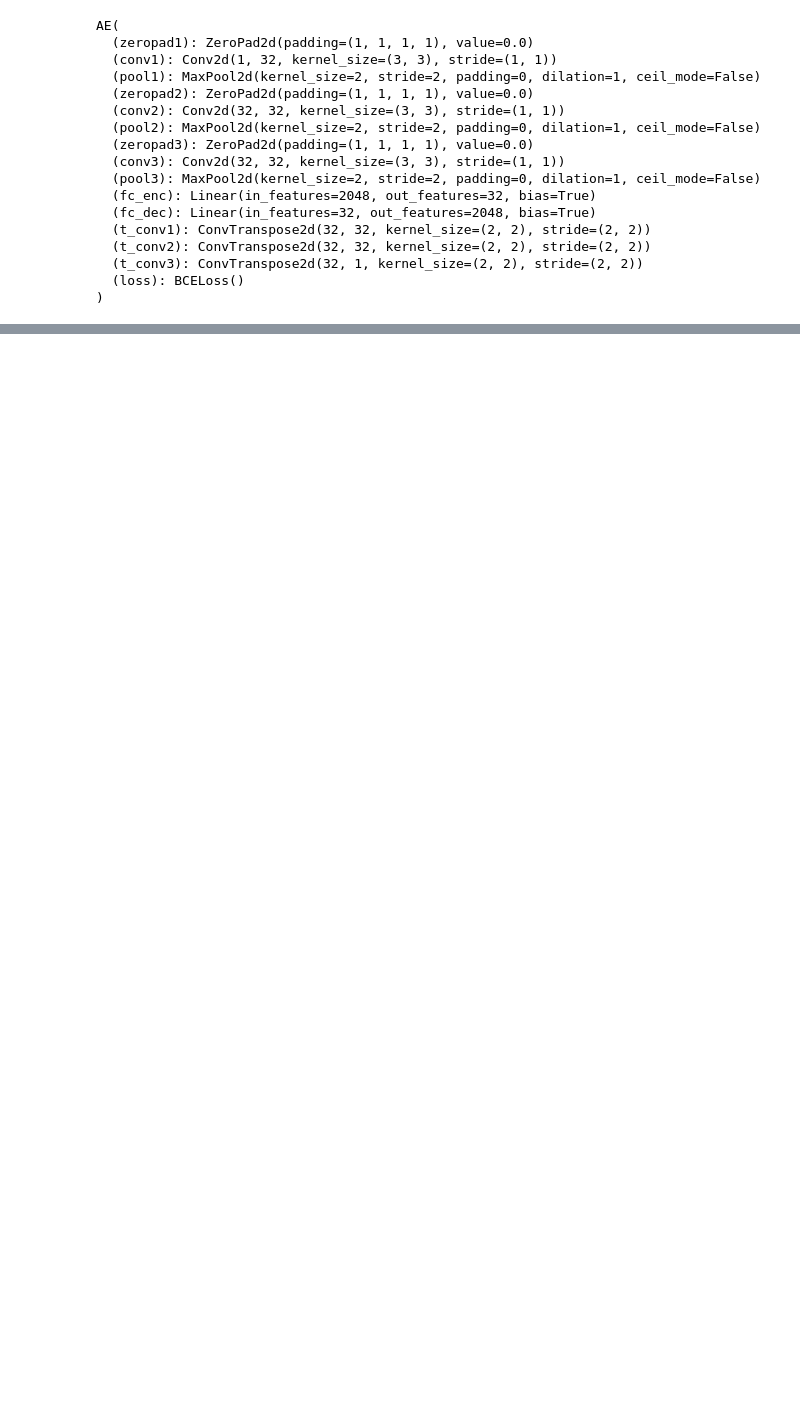
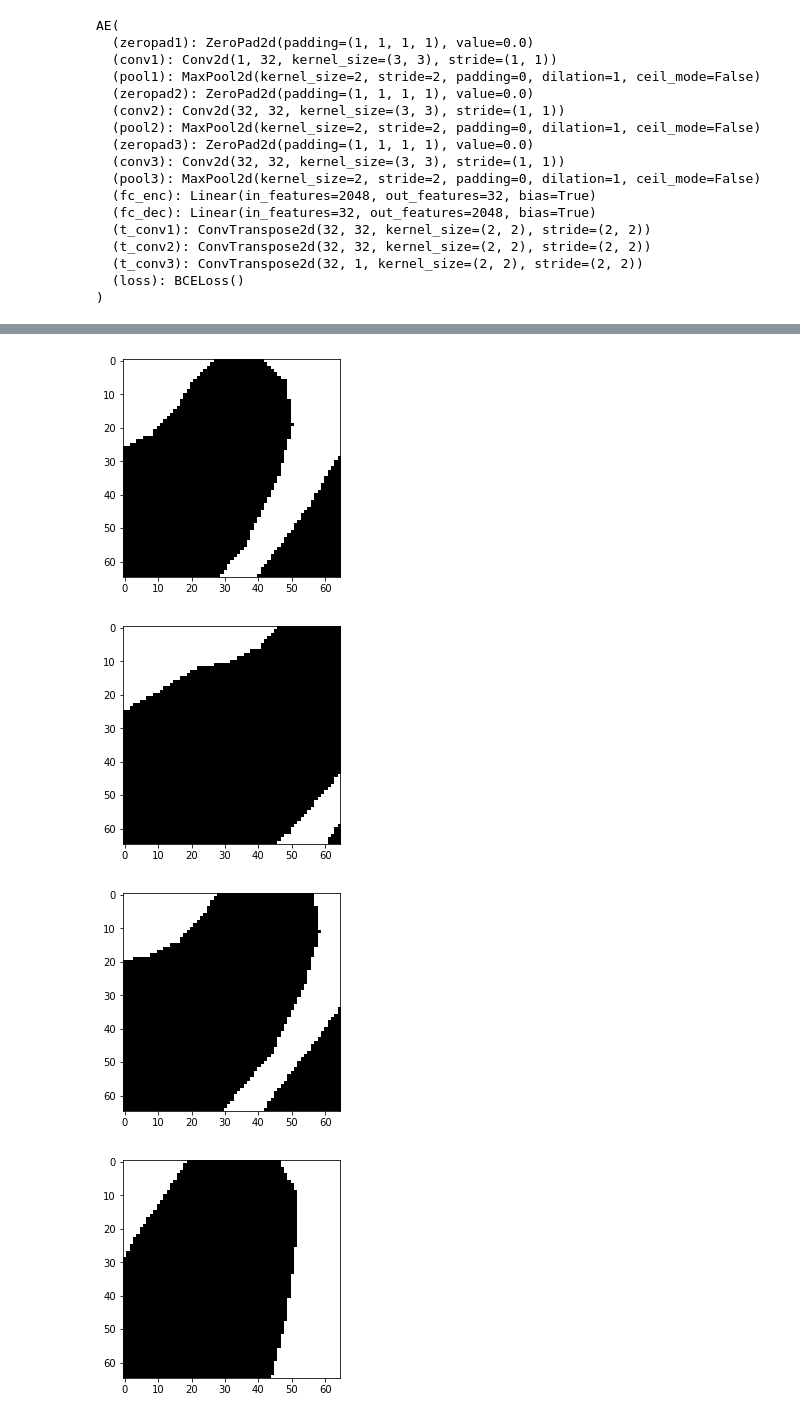
Before and after one commit to nimpy/bio-patch-match, a Jupyter notebook: find_closest_patches.ipynb, the cells around one changed output, grey strips where cells are left out. Saved outputs shown, nothing was run; the diff lists cells and outputs as text; code cells hidden in the pictures; blank space fills up the shorter version.

```diff
--- a/find_closest_patches.ipynb
+++ b/find_closest_patches.ipynb
@@ -13,9 +13,11 @@ weights_path = os.path.join(weights_dir, 'ae_best.pth.tar')
 
 data_dir = 'images/'
 image_path = os.path.join(data_dir, 'data_0165.png')
+label_path = os.path.join(data_dir, 'data_0165_label.png')
 query_patch_path = os.path.join(data_dir, 'data_0165_mito_crop.png')
 # %%
 image = imageio.imread(image_path)
+label = imageio.imread(label_path)
 query_patch = imageio.imread(query_patch_path)
 # %%
 model = ae.AE(32)
@@ -119,0 +126,11 @@ plt.show()
+# %%
+for i, patch_match in enumerate(results_patches_positions):
+    patch_match_label = label[results_patches_x_coords[i]: results_patches_x_coords[i] + patch_size,
+                              results_patches_y_coords[i]: results_patches_y_coords[i] + patch_size]
+    plt.imshow(patch_match_label, cmap='gray')
+    plt.show()
+# %% [output]
+[figure, added]
+[figure, added]
+[figure, added]
+[figure, added]
```
Also changed, not shown: parts of 2 cells of this notebook.
